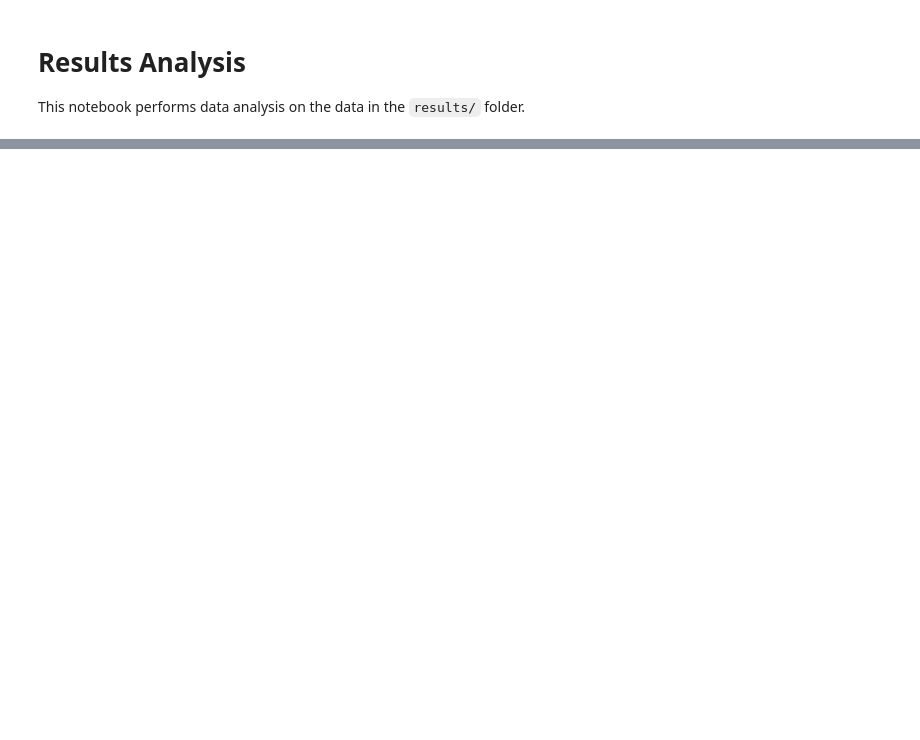
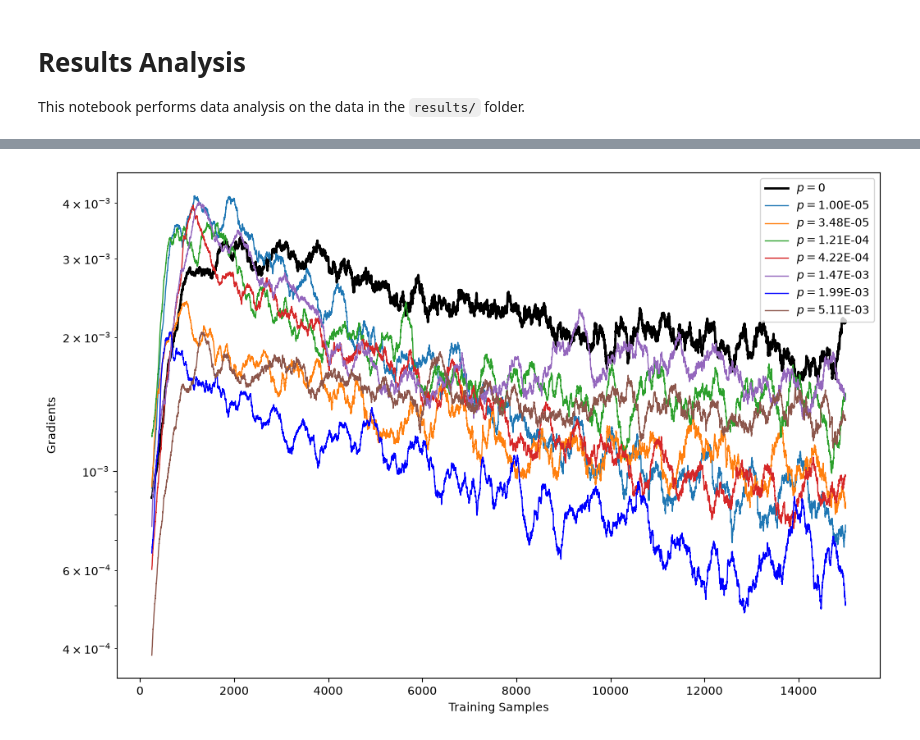
Before and after one commit to dylan-odonoghue/Partial-Error-Correction-on-Non-Clifford-Gates, a Jupyter notebook: result_analysis.ipynb, the cells around one changed output, grey strips where cells are left out. Cells and saved outputs as stored; diff of their text form; code cells hidden in the pictures; blank space fills up the shorter version.

```diff
--- a/result_analysis.ipynb
+++ b/result_analysis.ipynb
@@ -42,0 +178,18 @@ print(np.logspace(-5, np.log10(5.11e-3), 9))
+# %%
+window_size = 250  # Define the window size for running average
+colors = sns.color_palette(['black', 'C0', 'C1', 'C2', 'C3', 'C4', 'blue', 'C5'], len(training_data_list))  # Generate a color palette
+plt.figure(figsize=(12, 8))
+for data in training_data_list:
+    smoothed_gradients = TrainingData.running_average(data.gradients, window_size)
+    smoothed_training_samples = data.training_samples[window_size - 1:]  # Adjust the training samples to match the smoothed gradients
+    label = f'$p=${data.depolarising_noise:.2E}' if data.depolarising_noise > 0 else '$p=0$'
+    linewidth = 2 if data.depolarising_noise == 0 else 1  # Thicker line for no depolarising noise
+    plt.plot(smoothed_training_samples, smoothed_gradients, label=label, color=colors[training_data_list.index(data)], linewidth=linewidth)
+
+plt.xlabel('Training Samples')
+plt.ylabel('Gradients')
+plt.yscale('log')
+plt.legend()
+plt.show()
+# %% [output]
+[figure, added]
```
Also changed, not shown: parts of 13 cells of this notebook, 3 other files.
